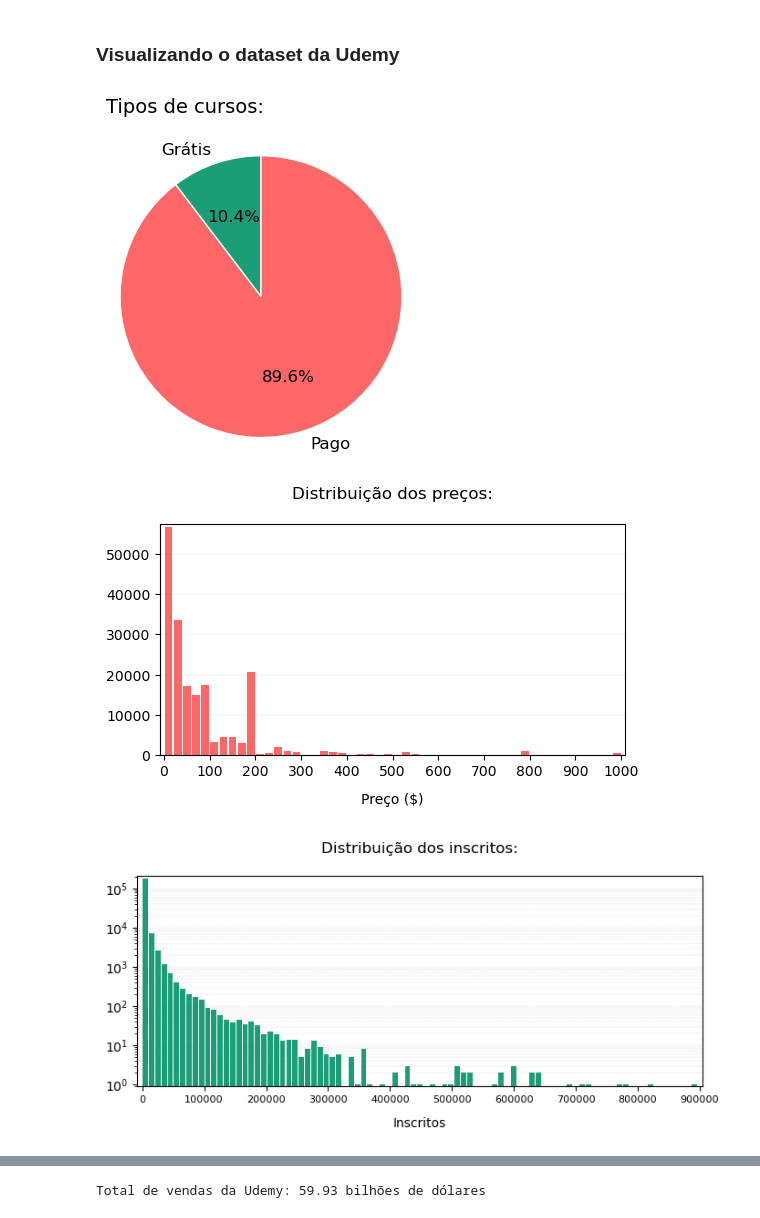
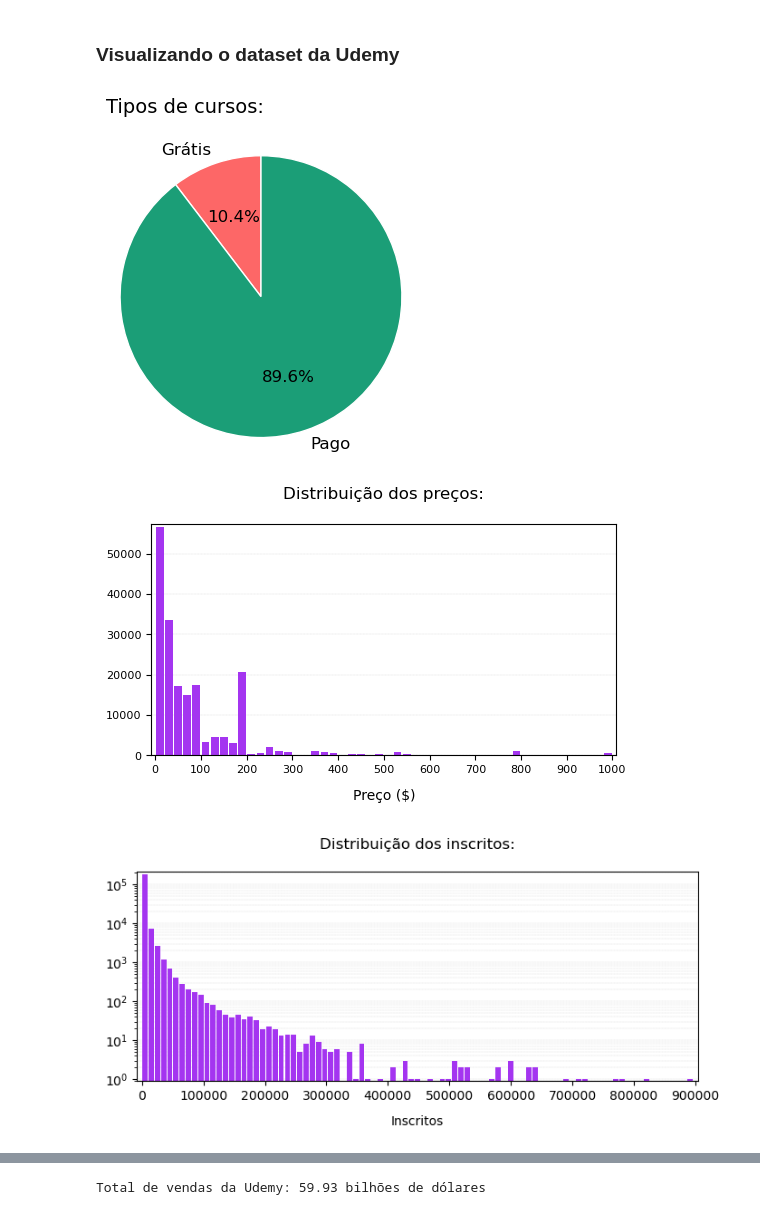
Before and after one commit to ismailymendes/mooc_udemy_coursera, a Jupyter notebook: mooc_udemy_coursera.ipynb, the cells around one changed output, grey strips where cells are left out. Saved outputs shown, nothing was run; the diff lists cells and outputs as text; code cells hidden in the pictures.

```diff
--- a/mooc_udemy_coursera.ipynb
+++ b/mooc_udemy_coursera.ipynb
@@ -107,7 +107,7 @@ udemy_cursos['published_time'] = pd.to_datetime(udemy_cursos['published_time'],
 udemy_cursos['last_update_date'] = pd.to_datetime(udemy_cursos['last_update_date'], format='%Y-%m-%d', errors = 'raise')
 # %%
 # Preenche os campos nulos
-udemy_cursos = (udemy_cursos.fillna('Unlisted'))
+udemy_cursos = (udemy_cursos.fillna('-'))
 # %%
 udemy_cursos.dtypes
 # %% [output]
@@ -181,25 +181,25 @@ Name: language, Length: 79, dtype: int64
 # %%
 # Visualização em pizza da porcentagem de cursos grátis e pagos.
 plt.figure(figsize = (4, 4))
 plt.pie(udemy_cursos.groupby(['is_paid']).size(),
         labels = ['Grátis', 'Pago'],
         autopct = '%1.1f%%',
-        startangle = 90, colors = ['#1b9e77','#fd6767'],
+        startangle = 90, colors = ['#fd6767','#1b9e77'],
         textprops = {'size': 12},
         wedgeprops= {"edgecolor":"white",
                      'linewidth': 1,
                      'antialiased': True})
 plt.axis('equal')
 plt.title('Tipos de cursos:\n',loc='left', fontdict={'fontsize': 14})
 plt.show()
 # %% [output]
-[figure, old version]
+[figure, new version]
 # %%
 # Distribuição dos preços dos cursos
 plt.rcParams.update({'font.size': 10, 'axes.axisbelow': True})
 plt.figure(figsize = (6, 3))
 plt.hist(udemy_cursos[udemy_cursos['is_paid']==True]['price'],bins=50,range=(0,1000), rwidth=0.85,
-         color='#fd6767')
+         color='#A435F0')
 plt.grid(axis='y', color ='Grey',
         linestyle ='-.', linewidth = 0.1)
 plt.xticks(range(0,1001,100))
@@ -218,12 +218,12 @@ plt.rc('ytick', labelsize=MEDIUM_SIZE)   # tamanho da fonte do eixo y
 plt.rc('legend', fontsize=SMALL_SIZE)    # tamanho da fonte da legenda
 plt.show()
 # %% [output]
-[figure, old version]
+[figure, new version]
 # %%
 # Distribuição dos inscritos por curso
 plt.figure(figsize = (8, 3))
 plt.hist(udemy_cursos[(udemy_cursos['num_subscribers']>0) & (udemy_cursos['num_subscribers']<1e6)]['num_subscribers'],bins=89, rwidth=0.85,
-         color='#1b9e77')
+         color='#A435F0')
 plt.grid(axis='y', color ='Grey', which='both',
         linestyle ='-.', linewidth = 0.1)
 plt.xticks(range(0,1000001,100000))
@@ -242,7 +242,7 @@ plt.rc('ytick', labelsize=MEDIUM_SIZE)   # tamanho da fonte do eixo y
 plt.rc('legend', fontsize=SMALL_SIZE)    # tamanho da fonte da legenda
 plt.show()
 # %% [output]
-[figure, old version]
+[figure, new version]
 # %%
 # Distribuição da duração dos cursos
 fig, (ax1, ax2) = plt.subplots(2,1,figsize = (8, 8))
```
Also changed, not shown: parts of 17 cells of this notebook.
